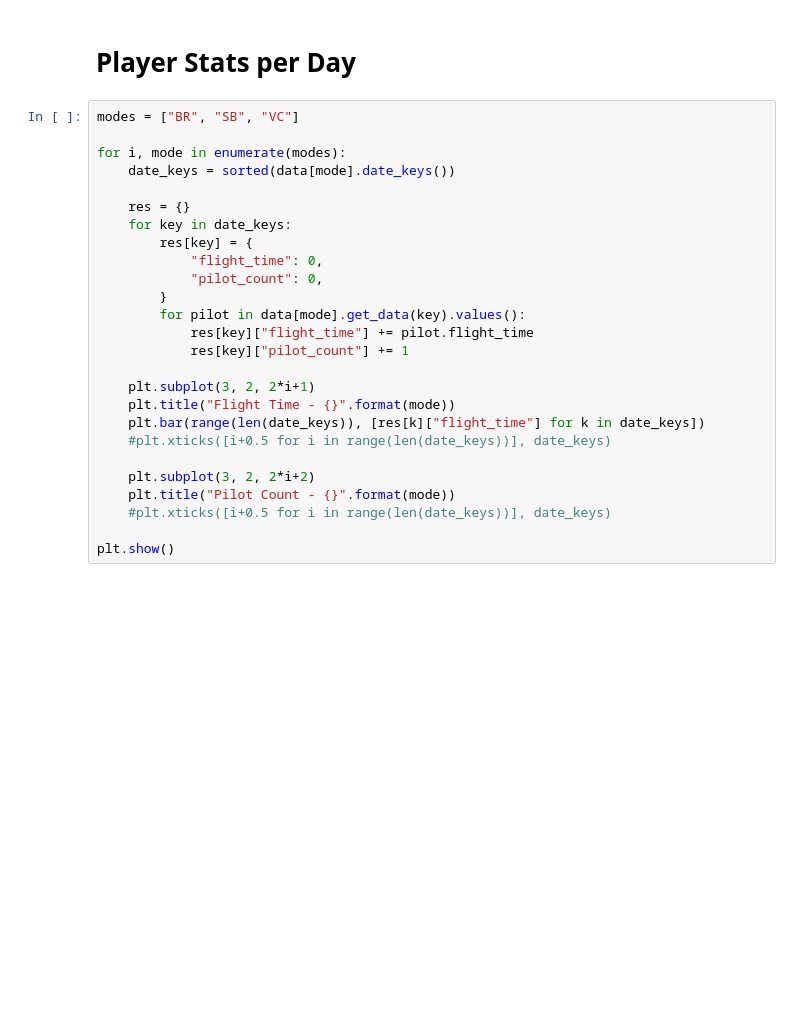
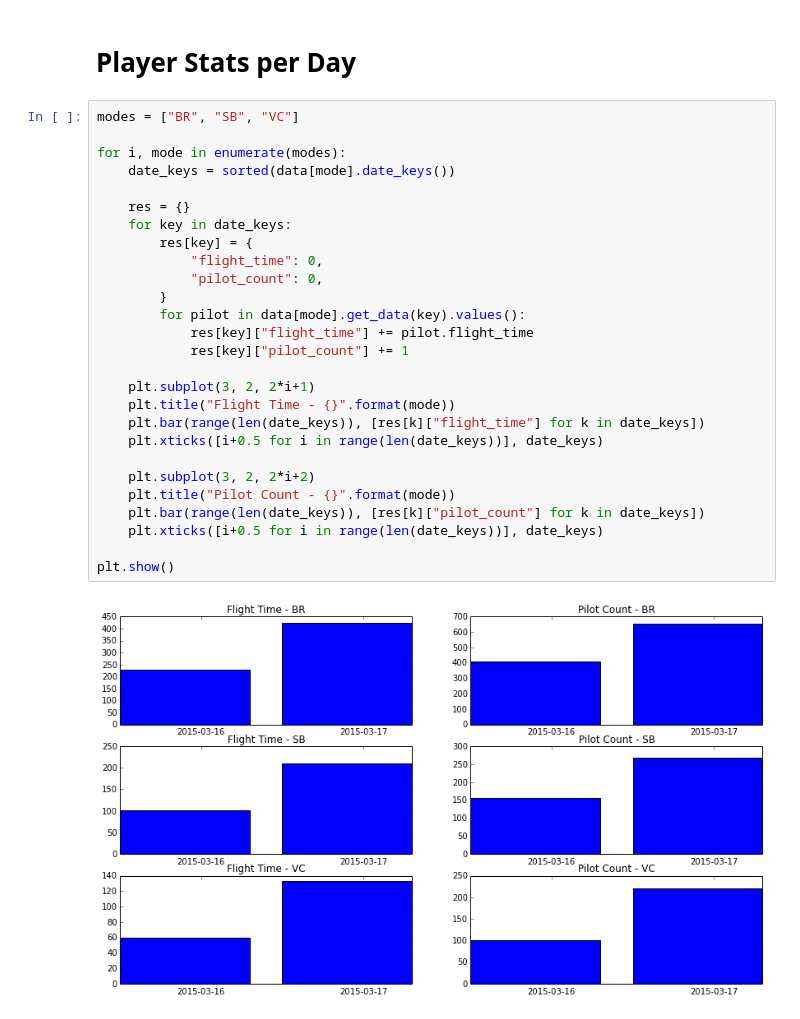
Before and after one commit to WhiteMagic/sc_api, a Jupyter notebook: SC Plots.ipynb, the cells around one changed output. Cells and saved outputs as stored; diff of their text form; blank space fills up the shorter version.

```diff
--- a/SC Plots.ipynb
+++ b/SC Plots.ipynb
@@ -279,26 +294,29 @@ Player Stats per Day
 # %%
 modes = ["BR", "SB", "VC"]
 
 for i, mode in enumerate(modes):
     date_keys = sorted(data[mode].date_keys())
 
     res = {}
     for key in date_keys:
         res[key] = {
             "flight_time": 0,
             "pilot_count": 0,
         }
         for pilot in data[mode].get_data(key).values():
             res[key]["flight_time"] += pilot.flight_time
             res[key]["pilot_count"] += 1
 
     plt.subplot(3, 2, 2*i+1)
     plt.title("Flight Time - {}".format(mode))
     plt.bar(range(len(date_keys)), [res[k]["flight_time"] for k in date_keys])
-    #plt.xticks([i+0.5 for i in range(len(date_keys))], date_keys)
+    plt.xticks([i+0.5 for i in range(len(date_keys))], date_keys)
 
     plt.subplot(3, 2, 2*i+2)
     plt.title("Pilot Count - {}".format(mode))
-    #plt.xticks([i+0.5 for i in range(len(date_keys))], date_keys)
+    plt.bar(range(len(date_keys)), [res[k]["pilot_count"] for k in date_keys])
+    plt.xticks([i+0.5 for i in range(len(date_keys))], date_keys)
 
 plt.show()
+# %% [output]
+[figure, added]
```
Also changed, not shown: parts of 4 cells of this notebook.
